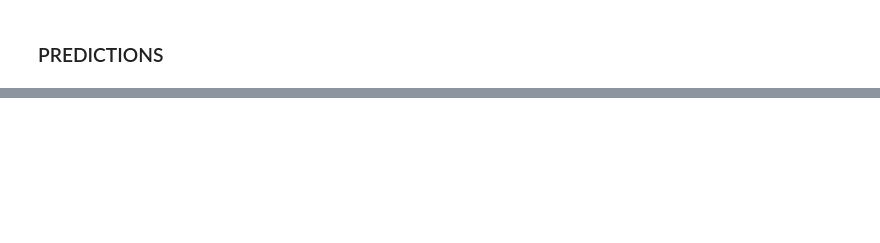
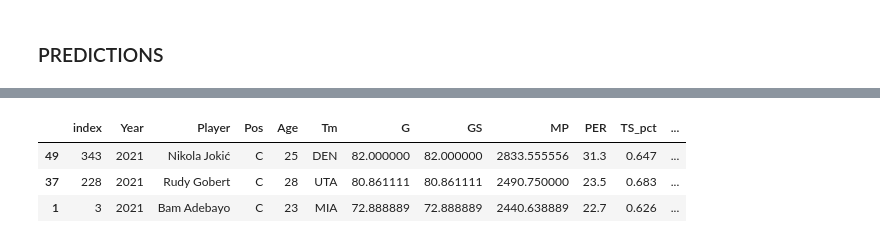
Before and after one commit to AForbis/Bootcamp_Final_Project, a Jupyter notebook: final_project_segment-oversampling-predictions-treeVisuals.ipynb, the cells around one changed output, grey strips where cells are left out. Saved outputs shown, nothing was run; the diff lists cells and outputs as text; code cells hidden in the pictures; blank space fills up the shorter version.

```diff
--- a/final_project_segment-oversampling-predictions-treeVisuals.ipynb
+++ b/final_project_segment-oversampling-predictions-treeVisuals.ipynb
@@ -491,21 +538,26 @@ forwards_stats_2021=forwards_stats_2021[forwards_stats_2021['is_Forward']==1].re
 # %%
 #Predict All- nba Centers
 X_scaler = StandardScaler().fit(X_Center_Train)
 X_test_scaled = X_scaler.transform(centers_stats_2021[['Age','G','MP','PER','TS_pct','3PAr','FTr','ORB_pct',
                                                        'DRB_pct','TRB_pct','AST_pct','BLK_pct',
                                                        'TOV_pct','USG_pct','OWS', 'DWS','WS','OBPM',
                                                        'DBPM','BPM','VORP','FG','FGA','FG_pct','3P',
                                                        '3PA','3P_pct','2P','2PA','2P_pct','eFG_pct',
                                                        'FT','FTA','FT_pct','ORB','DRB','TRB','AST',
                                                        'STL','BLK','TOV','PF','PTS','PPG','RPG','SPG']])
 X_test_scaled = np.nan_to_num(X_test_scaled)
 predictions = center_model.predict(X_test_scaled)
 predictions_df = pd.DataFrame(predictions)
 predictions_df = predictions_df.rename(columns = {predictions_df.columns[0]:'All_NBA_Status'})
 centers_stats_2021=centers_stats_2021.join(predictions_df)
 # List All NBA team players in order of feature importance
-allnbacenter_df = centers_stats_2021[centers_stats_2021.All_NBA_Status == 1].sort_values(by=['WS','DWS','PER','RPG','TOV','TRB'],ascending=False).head(3)
+allnbacenter_df = centers_stats_2021[centers_stats_2021.All_NBA_Status == 1].sort_values(by=['WS','FTA','TRB','Age','RPG'],ascending=False).head(3)
 allnbacenter_df
+# %% [output]
+|  | index | Year | Player | Pos | Age | Tm | G | GS | MP | PER | TS_pct | ... |
+| 49 | 343 | 2021 | Nikola Jokić | C | 25 | DEN | 82.000000 | 82.000000 | 2833.555556 | 31.3 | 0.647 | ... |
+| 37 | 228 | 2021 | Rudy Gobert | C | 28 | UTA | 80.861111 | 80.861111 | 2490.750000 | 23.5 | 0.683 | ... |
+| 1 | 3 | 2021 | Bam Adebayo | C | 23 | MIA | 72.888889 | 72.888889 | 2440.638889 | 22.7 | 0.626 | ... |
 # %%
 #Predict All- nba Guards
 X_scaler = StandardScaler().fit(X_Guard_Train)
```
Also changed, not shown: parts of 12 cells of this notebook, 2 other files.
